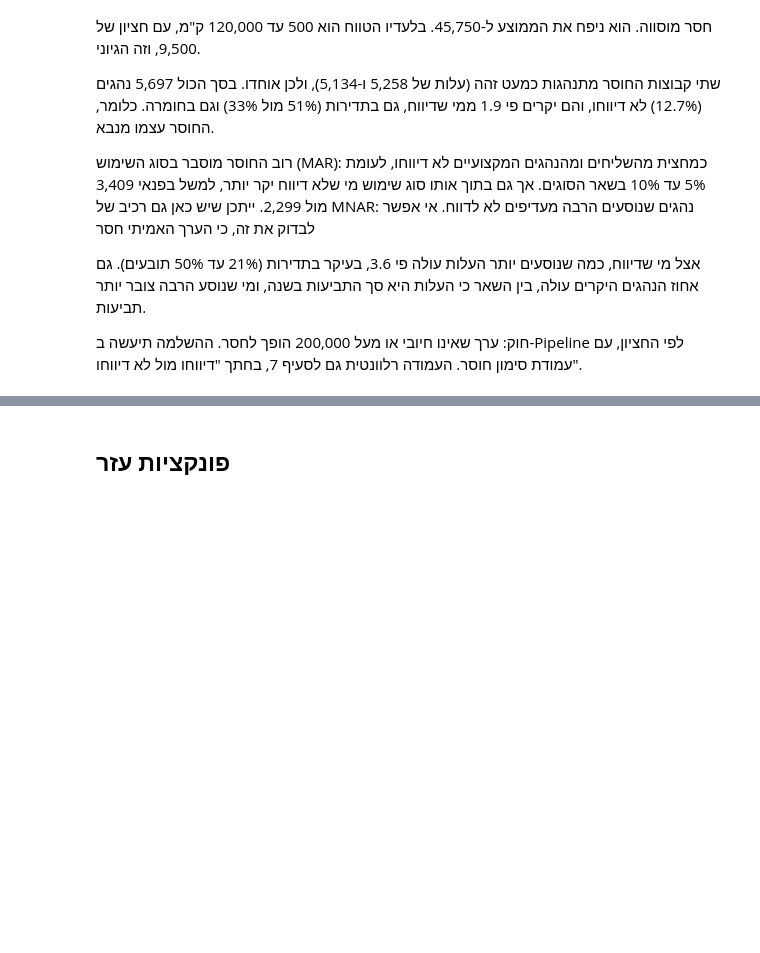
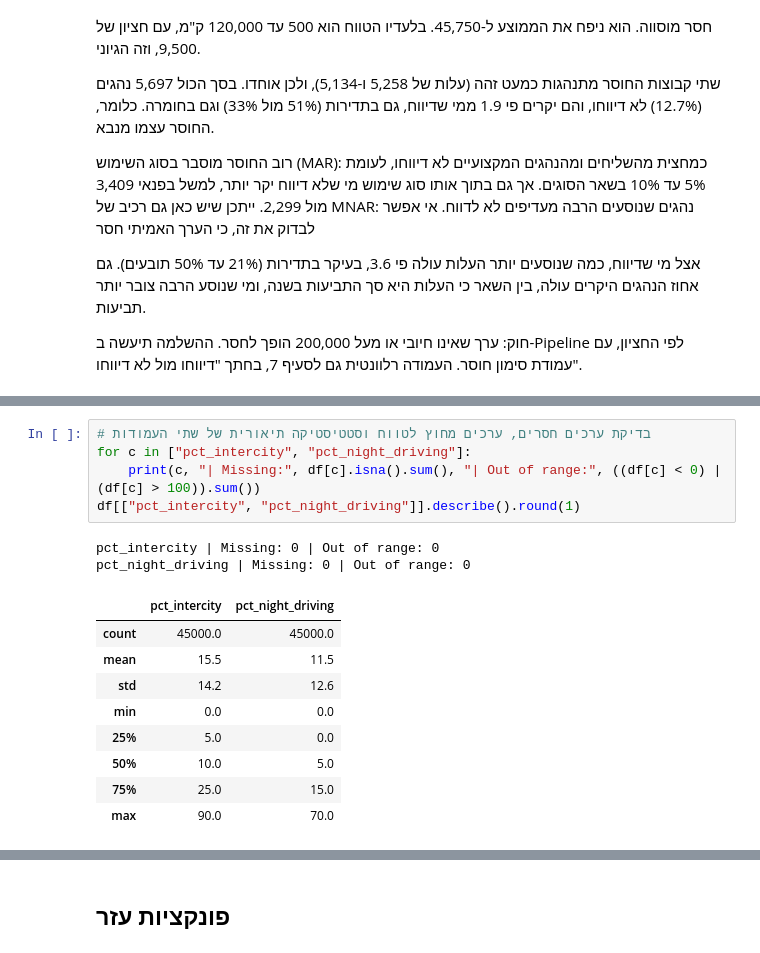
Before and after one commit to liadrimer/car-insurance-claim-prediction, a Jupyter notebook: daniel_prepare.ipynb, the cells around one changed output, grey strips where cells are left out. Drawn from its saved outputs; the diff is of its cells as text; blank space fills up the shorter version.

```diff
--- a/daniel_prepare.ipynb
+++ b/daniel_prepare.ipynb
@@ -716,0 +722,17 @@ df.groupby(km_group, observed=True)["annual_claim_cost"].agg(
+# %%
+# בדיקת ערכים חסרים, ערכים מחוץ לטווח וסטטיסטיקה תיאורית של שתי העמודות
+for c in ["pct_intercity", "pct_night_driving"]:
+    print(c, "| Missing:", df[c].isna().sum(), "| Out of range:", ((df[c] < 0) | (df[c] > 100)).sum())
+df[["pct_intercity", "pct_night_driving"]].describe().round(1)
+# %% [output]
+pct_intercity | Missing: 0 | Out of range: 0
+pct_night_driving | Missing: 0 | Out of range: 0
+|  | pct_intercity | pct_night_driving |
+| count | 45000.0 | 45000.0 |
+| mean | 15.5 | 11.5 |
+| std | 14.2 | 12.6 |
+| min | 0.0 | 0.0 |
+| 25% | 5.0 | 0.0 |
+| 50% | 10.0 | 5.0 |
+| 75% | 25.0 | 15.0 |
+| max | 90.0 | 70.0 |
```
Also changed, not shown: parts of 17 cells of this notebook.
